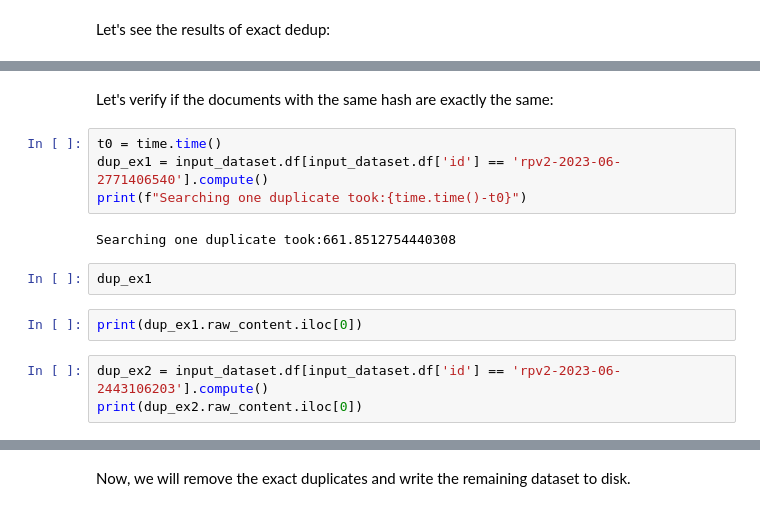
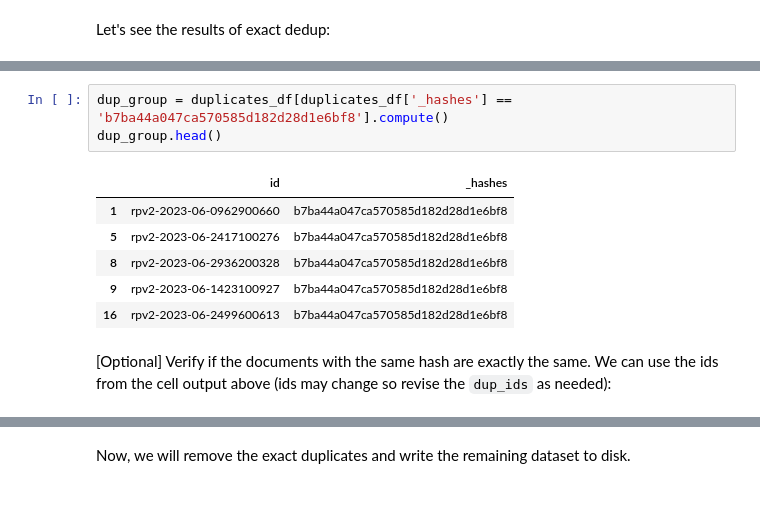
Before and after one commit to NVIDIA/NeMo-Curator, a Jupyter notebook: tutorials/pretraining-data-curation/red-pajama-v2-curation-tutorial.ipynb, the cells around one changed output, grey strips where cells are left out. Saved outputs shown, nothing was run; the diff lists cells and outputs as text.

```diff
--- a/tutorials/pretraining-data-curation/red-pajama-v2-curation-tutorial.ipynb
+++ b/tutorials/pretraining-data-curation/red-pajama-v2-curation-tutorial.ipynb
@@ -439,15 +406,12 @@ duplicates_df[duplicates_df['_hashes'] == 'e05b1c37967e7f4eec2392bd6e65b668'].co
+# %%
+dup_group = duplicates_df[duplicates_df['_hashes'] == 'b7ba44a047ca570585d182d28d1e6bf8'].compute()
+dup_group.head()
+# %% [output]
+|  | id | _hashes |
+| 1 | rpv2-2023-06-0962900660 | b7ba44a047ca570585d182d28d1e6bf8 |
+| 5 | rpv2-2023-06-2417100276 | b7ba44a047ca570585d182d28d1e6bf8 |
+| 8 | rpv2-2023-06-2936200328 | b7ba44a047ca570585d182d28d1e6bf8 |
+| 9 | rpv2-2023-06-1423100927 | b7ba44a047ca570585d182d28d1e6bf8 |
+| 16 | rpv2-2023-06-2499600613 | b7ba44a047ca570585d182d28d1e6bf8 |
 # %% [markdown]
-Let's verify if the documents with the same hash are exactly the same:
+[Optional] Verify if the documents with the same hash are exactly the same. We can use the ids from the cell output above (ids may change so revise the `dup_ids` as needed):
-# %%
-t0 = time.time()
-dup_ex1 = input_dataset.df[input_dataset.df['id'] == 'rpv2-2023-06-2771406540'].compute()
-print(f"Searching one duplicate took:{time.time()-t0}")
-# %% [output]
-Searching one duplicate took:661.8512754440308
-# %%
-dup_ex1
-# %%
-print(dup_ex1.raw_content.iloc[0])
-# %%
-dup_ex2 = input_dataset.df[input_dataset.df['id'] == 'rpv2-2023-06-2443106203'].compute()
-print(dup_ex2.raw_content.iloc[0])
```
Also changed, not shown: parts of 41 cells of this notebook, 5 other files.
